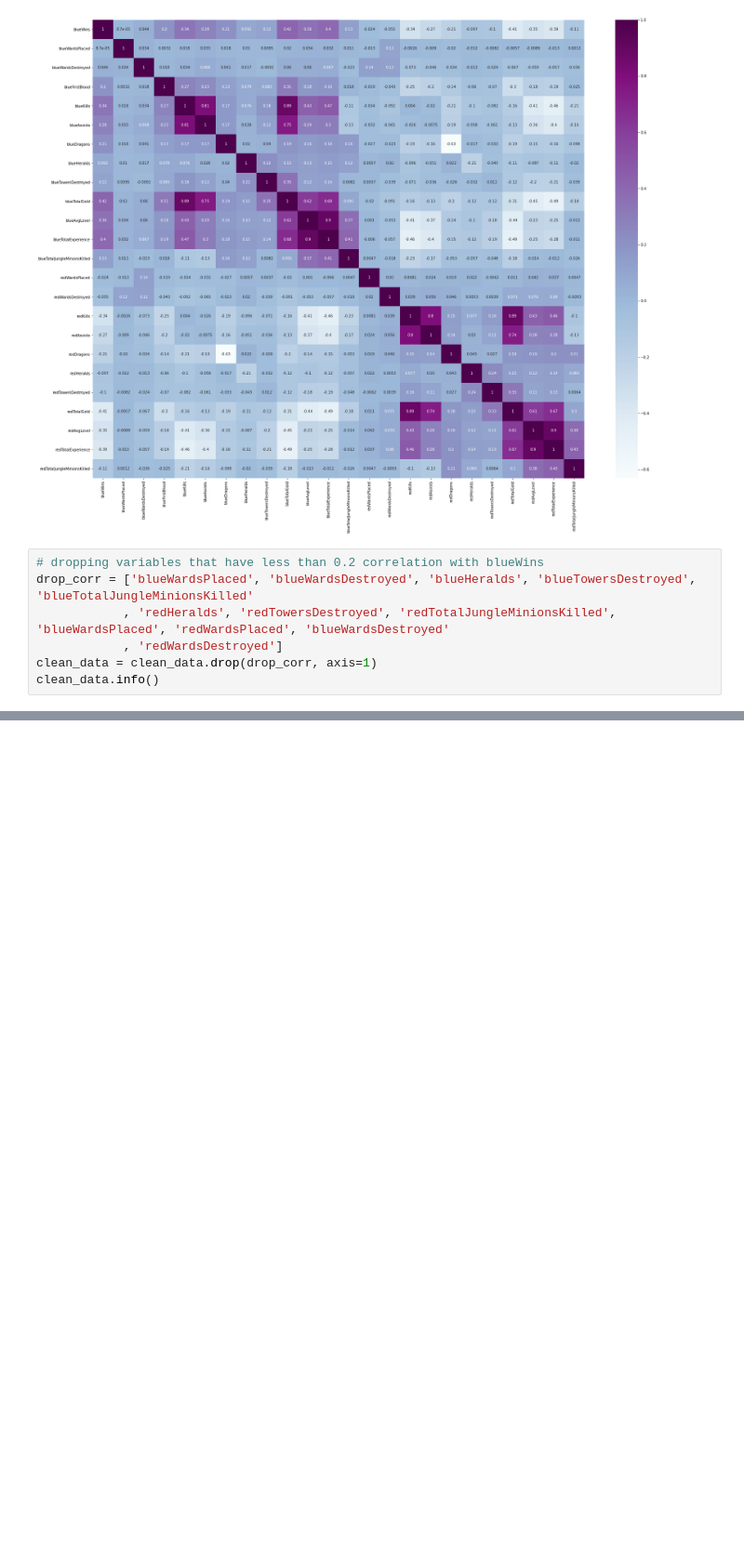
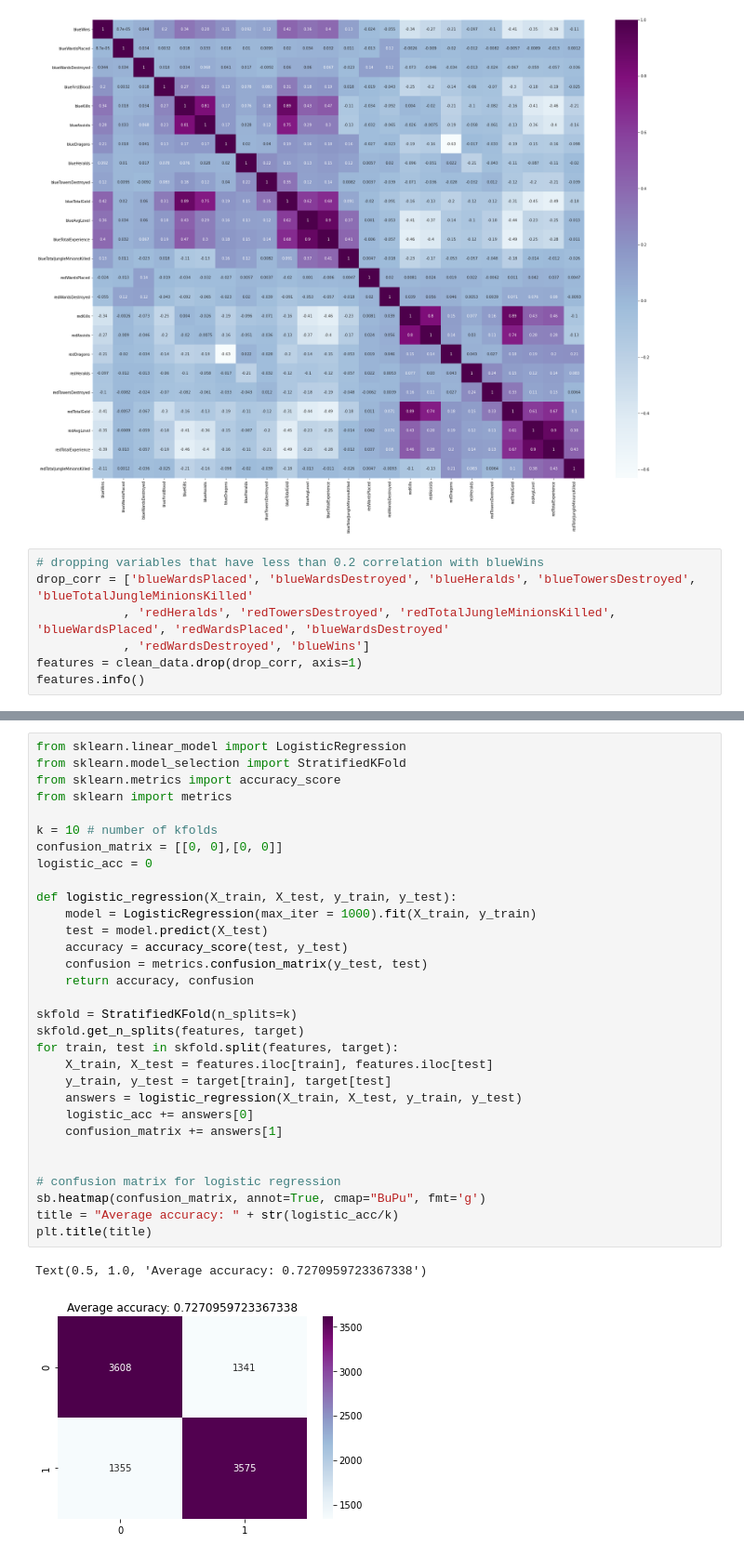
Before and after one commit to ivanbosch/IntroToAI, a Jupyter notebook: src/league.ipynb, the cells around one changed output, grey strips where cells are left out. Shown: that part at 93% size. Cells and saved outputs as stored; diff of their text form; blank space fills up the shorter version.

Commit message:
some logistic regression

```diff
--- a/src/league.ipynb
+++ b/src/league.ipynb
@@ -76,9 +77,9 @@ sb.heatmap(clean_data.corr(), annot=True, cmap="BuPu")
 # dropping variables that have less than 0.2 correlation with blueWins
 drop_corr = ['blueWardsPlaced', 'blueWardsDestroyed', 'blueHeralds', 'blueTowersDestroyed', 'blueTotalJungleMinionsKilled'
             , 'redHeralds', 'redTowersDestroyed', 'redTotalJungleMinionsKilled', 'blueWardsPlaced', 'redWardsPlaced', 'blueWardsDestroyed'
-            , 'redWardsDestroyed']
-clean_data = clean_data.drop(drop_corr, axis=1)
-clean_data.info()
+            , 'redWardsDestroyed', 'blueWins']
+features = clean_data.drop(drop_corr, axis=1)
+features.info()
 # %% [output]
 <class 'pandas.core.frame.DataFrame'>
 RangeIndex: 9879 entries, 0 to 9878
@@ -99,0 +104,34 @@ memory usage: 1.1 MB
+# %%
+from sklearn.linear_model import LogisticRegression
+from sklearn.model_selection import StratifiedKFold
+from sklearn.metrics import accuracy_score
+from sklearn import metrics
+
+k = 10 # number of kfolds
+confusion_matrix = [[0, 0],[0, 0]]
+logistic_acc = 0
+
+def logistic_regression(X_train, X_test, y_train, y_test):
+    model = LogisticRegression(max_iter = 1000).fit(X_train, y_train)
+    test = model.predict(X_test)
+    accuracy = accuracy_score(test, y_test)
+    confusion = metrics.confusion_matrix(y_test, test)
+    return accuracy, confusion
+
+skfold = StratifiedKFold(n_splits=k)
+skfold.get_n_splits(features, target)
+for train, test in skfold.split(features, target):
+    X_train, X_test = features.iloc[train], features.iloc[test]
+    y_train, y_test = target[train], target[test]
+    answers = logistic_regression(X_train, X_test, y_train, y_test)
+    logistic_acc += answers[0]
+    confusion_matrix += answers[1]
+
+
+# confusion matrix for logistic regression
+sb.heatmap(confusion_matrix, annot=True, cmap="BuPu", fmt='g')
+title = "Average accuracy: " + str(logistic_acc/k)
+plt.title(title)
+# %% [output]
+Text(0.5, 1.0, 'Average accuracy: 0.7270959723367338')
+[figure, added]
```
Also changed, not shown: parts of 3 cells of this notebook.
